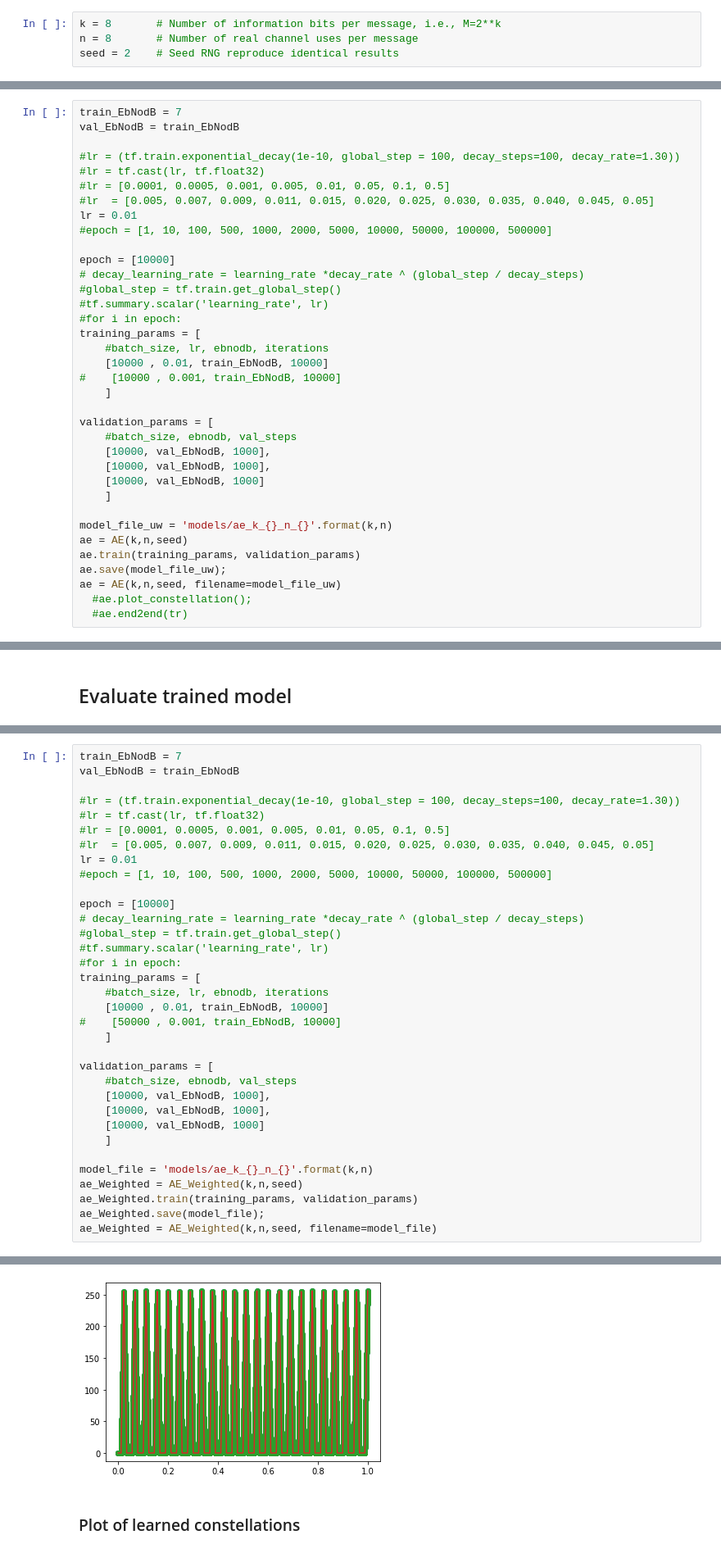
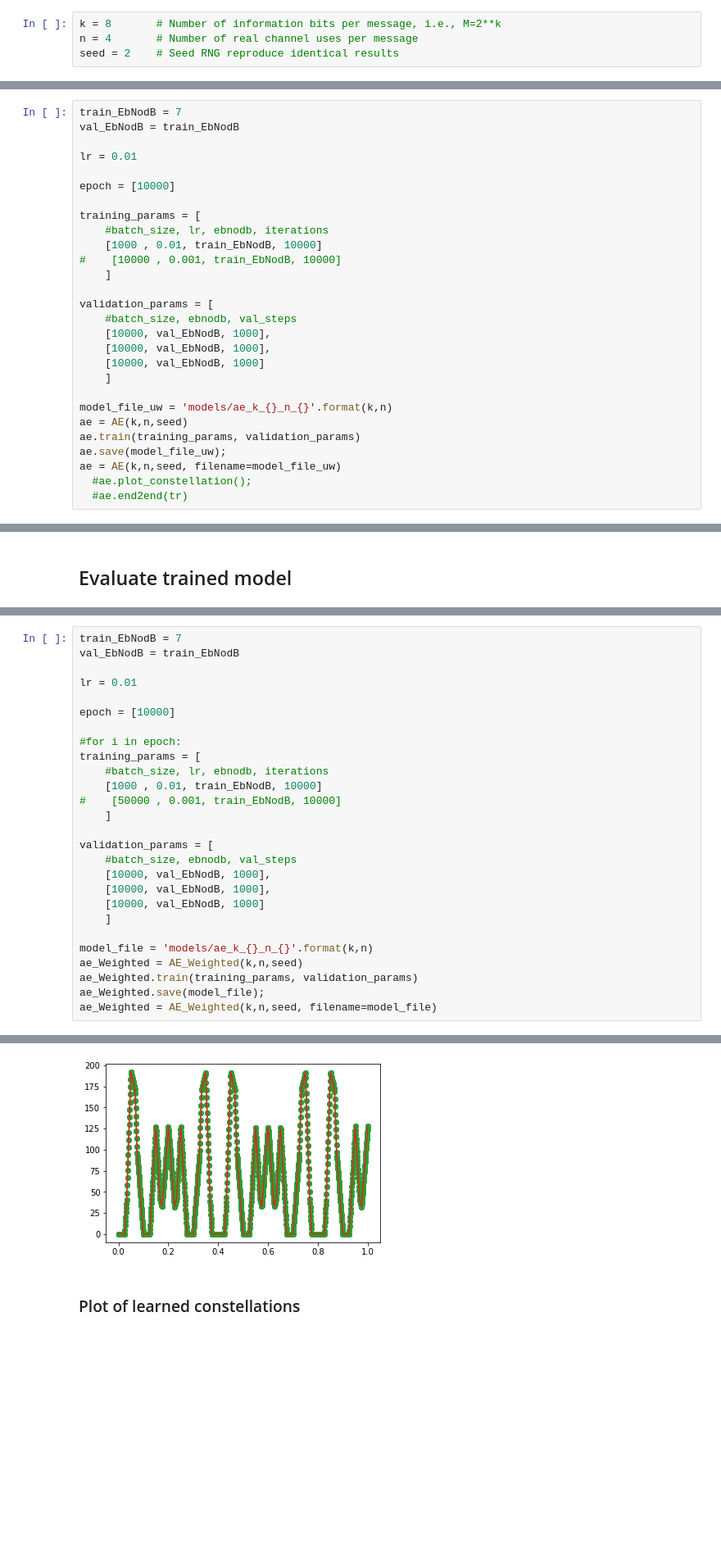
Before and after one commit to neelabhro/Deep-Learning-based-Wireless-Communications, a Jupyter notebook: Rayleigh_COLAB_WeightedNN_MParametrized.ipynb, the cells around one changed output, grey strips where cells are left out. Shown at 82% size. Cells and saved outputs as stored; diff of their text form; blank space fills up the shorter version.

```diff
--- a/Rayleigh_COLAB_WeightedNN_MParametrized.ipynb
+++ b/Rayleigh_COLAB_WeightedNN_MParametrized.ipynb
@@ -98,6 +71,6 @@ for j in range(M):
 # %%
 k = 8       # Number of information bits per message, i.e., M=2**k
-n = 8       # Number of real channel uses per message
+n = 4       # Number of real channel uses per message
 seed = 2    # Seed RNG reproduce identical results
 # %% [markdown]
 #### The Autoencoder Class
@@ -452,21 +364,13 @@ class AE(object):
 train_EbNodB = 7
 val_EbNodB = train_EbNodB
 
-#lr = (tf.train.exponential_decay(1e-10, global_step = 100, decay_steps=100, decay_rate=1.30))
-#lr = tf.cast(lr, tf.float32)
-#lr = [0.0001, 0.0005, 0.001, 0.005, 0.01, 0.05, 0.1, 0.5]
-#lr  = [0.005, 0.007, 0.009, 0.011, 0.015, 0.020, 0.025, 0.030, 0.035, 0.040, 0.045, 0.05]
 lr = 0.01
-#epoch = [1, 10, 100, 500, 1000, 2000, 5000, 10000, 50000, 100000, 500000]
 
 epoch = [10000]
-# decay_learning_rate = learning_rate *decay_rate ^ (global_step / decay_steps)
-#global_step = tf.train.get_global_step()
-#tf.summary.scalar('learning_rate', lr)
-#for i in epoch:
+
 training_params = [
     #batch_size, lr, ebnodb, iterations
-    [10000 , 0.01, train_EbNodB, 10000]
+    [1000 , 0.01, train_EbNodB, 10000]
 #    [10000 , 0.001, train_EbNodB, 10000]
     ]
 
@@ -880,21 +712,14 @@ class AE_Weighted(object):
 train_EbNodB = 7
 val_EbNodB = train_EbNodB
 
-#lr = (tf.train.exponential_decay(1e-10, global_step = 100, decay_steps=100, decay_rate=1.30))
-#lr = tf.cast(lr, tf.float32)
-#lr = [0.0001, 0.0005, 0.001, 0.005, 0.01, 0.05, 0.1, 0.5]
-#lr  = [0.005, 0.007, 0.009, 0.011, 0.015, 0.020, 0.025, 0.030, 0.035, 0.040, 0.045, 0.05]
 lr = 0.01
-#epoch = [1, 10, 100, 500, 1000, 2000, 5000, 10000, 50000, 100000, 500000]
 
 epoch = [10000]
-# decay_learning_rate = learning_rate *decay_rate ^ (global_step / decay_steps)
-#global_step = tf.train.get_global_step()
-#tf.summary.scalar('learning_rate', lr)
+
 #for i in epoch:
 training_params = [
     #batch_size, lr, ebnodb, iterations
-    [10000 , 0.01, train_EbNodB, 10000]
+    [1000 , 0.01, train_EbNodB, 10000]
 #    [50000 , 0.001, train_EbNodB, 10000]
     ]
 
@@ -931,4 +757,4 @@ See LF above
-[figure, old version]
+[figure, new version]
 # %% [markdown]
 ### Plot of learned constellations
 # %%
```
Also changed, not shown: parts of 14 cells of this notebook.
